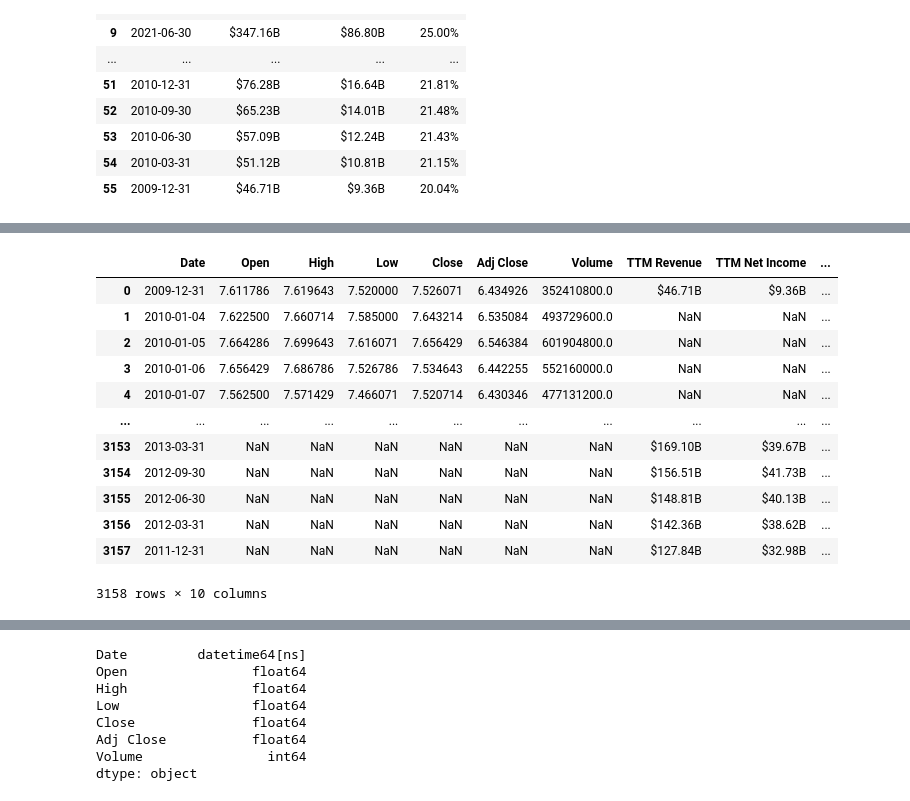
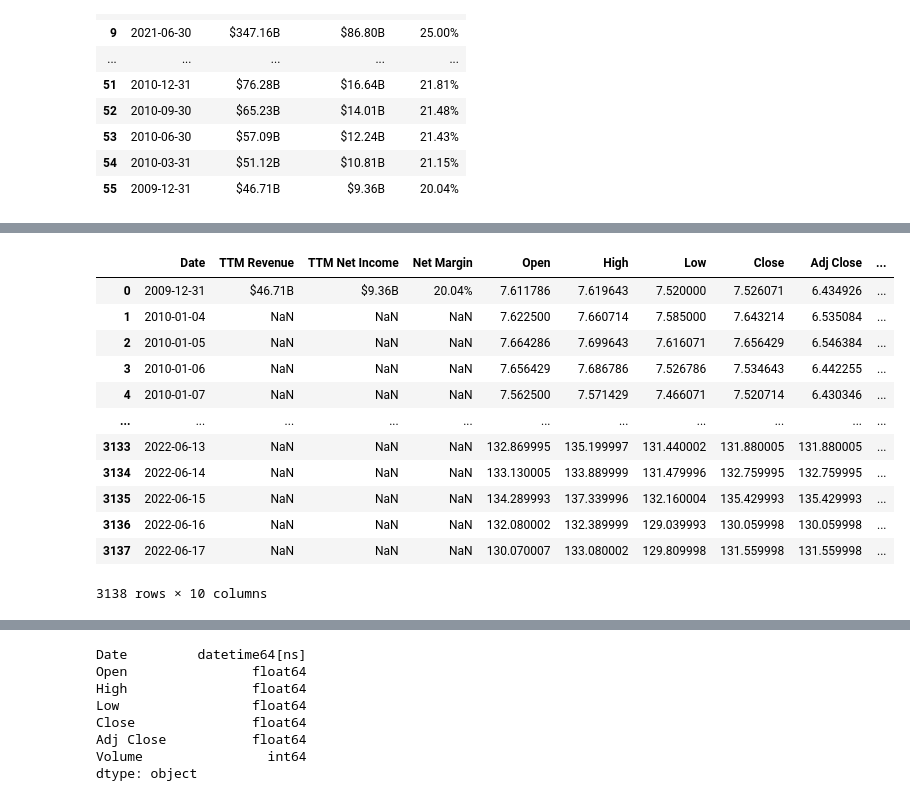
Before and after one commit to Sukhrajb1988/Project1G1, a Jupyter notebook: profit_margin.ipynb, the cells around one changed output, grey strips where cells are left out. Saved outputs shown, nothing was run; the diff lists cells and outputs as text; code cells hidden in the pictures.

```diff
--- a/profit_margin.ipynb
+++ b/profit_margin.ipynb
@@ -80,17 +69,17 @@ quarter2_df
 # %%
-combined_data = pd.merge(appl_stock_red_df,profit_data_df, how ="outer",on = "Date")
+combined_data = pd.merge(profit_data_df,appl_stock_red_df, how ="right",on = "Date")
 combined_data
 # %% [output]
-|  | Date | Open | High | Low | Close | Adj Close | Volume | TTM Revenue | TTM Net Income | ... |
-| 0 | 2009-12-31 | 7.611786 | 7.619643 | 7.520000 | 7.526071 | 6.434926 | 352410800.0 | $46.71B | $9.36B | ... |
-| 1 | 2010-01-04 | 7.622500 | 7.660714 | 7.585000 | 7.643214 | 6.535084 | 493729600.0 | NaN | NaN | ... |
-| 2 | 2010-01-05 | 7.664286 | 7.699643 | 7.616071 | 7.656429 | 6.546384 | 601904800.0 | NaN | NaN | ... |
-| 3 | 2010-01-06 | 7.656429 | 7.686786 | 7.526786 | 7.534643 | 6.442255 | 552160000.0 | NaN | NaN | ... |
-| 4 | 2010-01-07 | 7.562500 | 7.571429 | 7.466071 | 7.520714 | 6.430346 | 477131200.0 | NaN | NaN | ... |
+|  | Date | TTM Revenue | TTM Net Income | Net Margin | Open | High | Low | Close | Adj Close | ... |
+| 0 | 2009-12-31 | $46.71B | $9.36B | 20.04% | 7.611786 | 7.619643 | 7.520000 | 7.526071 | 6.434926 | ... |
+| 1 | 2010-01-04 | NaN | NaN | NaN | 7.622500 | 7.660714 | 7.585000 | 7.643214 | 6.535084 | ... |
+| 2 | 2010-01-05 | NaN | NaN | NaN | 7.664286 | 7.699643 | 7.616071 | 7.656429 | 6.546384 | ... |
+| 3 | 2010-01-06 | NaN | NaN | NaN | 7.656429 | 7.686786 | 7.526786 | 7.534643 | 6.442255 | ... |
+| 4 | 2010-01-07 | NaN | NaN | NaN | 7.562500 | 7.571429 | 7.466071 | 7.520714 | 6.430346 | ... |
 | ... | ... | ... | ... | ... | ... | ... | ... | ... | ... | ... |
-| 3153 | 2013-03-31 | NaN | NaN | NaN | NaN | NaN | NaN | $169.10B | $39.67B | ... |
-| 3154 | 2012-09-30 | NaN | NaN | NaN | NaN | NaN | NaN | $156.51B | $41.73B | ... |
-| 3155 | 2012-06-30 | NaN | NaN | NaN | NaN | NaN | NaN | $148.81B | $40.13B | ... |
-| 3156 | 2012-03-31 | NaN | NaN | NaN | NaN | NaN | NaN | $142.36B | $38.62B | ... |
-| 3157 | 2011-12-31 | NaN | NaN | NaN | NaN | NaN | NaN | $127.84B | $32.98B | ... |
+| 3133 | 2022-06-13 | NaN | NaN | NaN | 132.869995 | 135.199997 | 131.440002 | 131.880005 | 131.880005 | ... |
+| 3134 | 2022-06-14 | NaN | NaN | NaN | 133.130005 | 133.889999 | 131.479996 | 132.759995 | 132.759995 | ... |
+| 3135 | 2022-06-15 | NaN | NaN | NaN | 134.289993 | 137.339996 | 132.160004 | 135.429993 | 135.429993 | ... |
+| 3136 | 2022-06-16 | NaN | NaN | NaN | 132.080002 | 132.389999 | 129.039993 | 130.059998 | 130.059998 | ... |
+| 3137 | 2022-06-17 | NaN | NaN | NaN | 130.070007 | 133.080002 | 129.809998 | 131.559998 | 131.559998 | ... |
-3158 rows × 10 columns
+3138 rows × 10 columns
```
Also changed, not shown: parts of 17 cells of this notebook.
